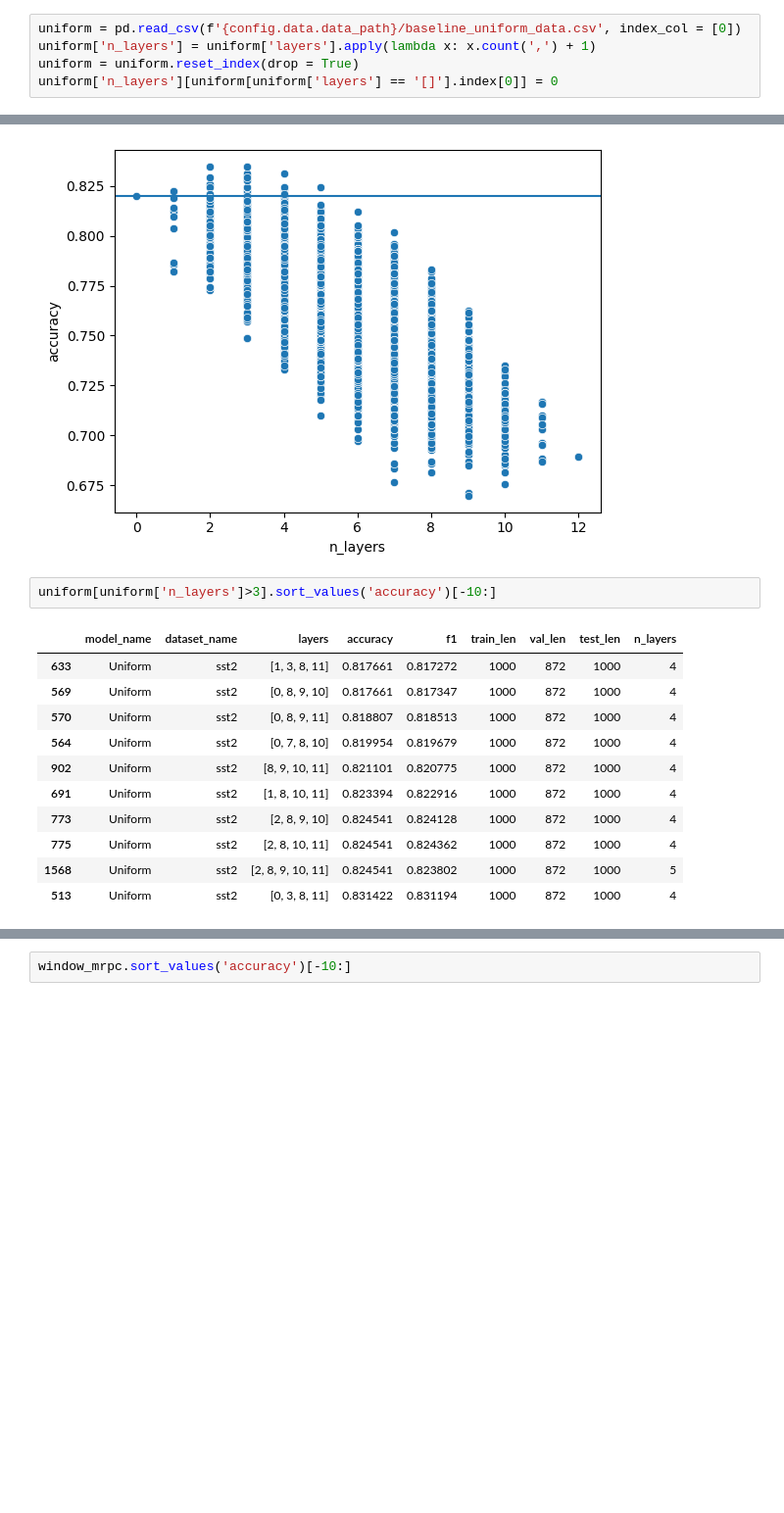
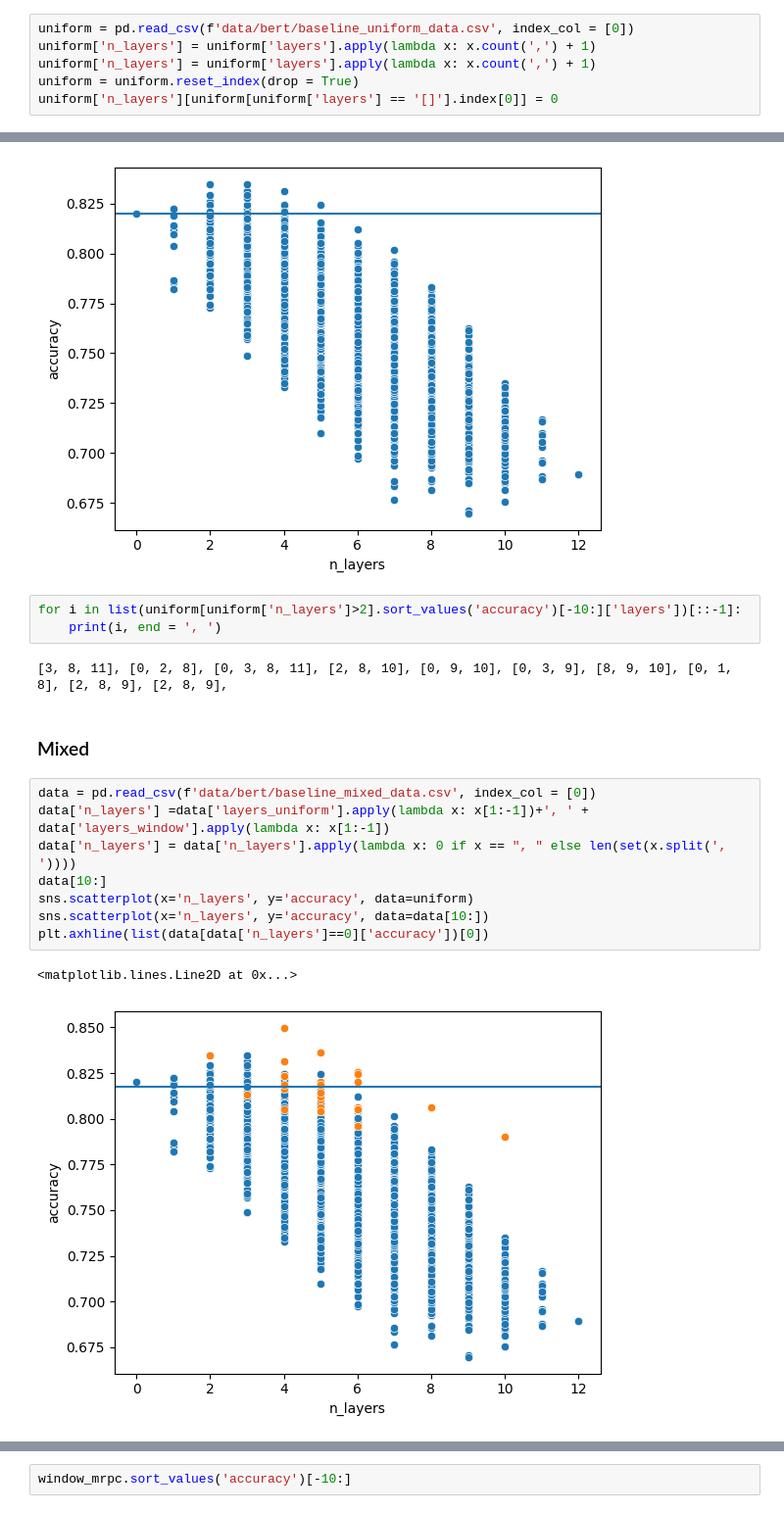
Before and after one commit to JetBrains-Research/effective-inference, a Jupyter notebook: notebooks/Metricks_visualisation.ipynb, the cells around one changed output, grey strips where cells are left out. Shown at 98% size. Saved outputs shown, nothing was run; the diff lists cells and outputs as text; blank space fills up the shorter version.

```diff
--- a/notebooks/Metricks_visualisation.ipynb
+++ b/notebooks/Metricks_visualisation.ipynb
@@ -101,5 +100,6 @@ plt.axhline(list(data[data['n_layers']==0]['accuracy'])[0])
 # %%
-uniform = pd.read_csv(f'{config.data.data_path}/baseline_uniform_data.csv', index_col = [0])
+uniform = pd.read_csv(f'data/bert/baseline_uniform_data.csv', index_col = [0])
+uniform['n_layers'] = uniform['layers'].apply(lambda x: x.count(',') + 1)
 uniform['n_layers'] = uniform['layers'].apply(lambda x: x.count(',') + 1)
 uniform = uniform.reset_index(drop = True)
 uniform['n_layers'][uniform[uniform['layers'] == '[]'].index[0]] = 0
@@ -114,17 +114,21 @@ plt.axhline(list(uniform[uniform['n_layers']==0]['accuracy'])[0])
 # %% [output]
 <matplotlib.lines.Line2D at 0x...>
 [figure]
-# %%
-uniform[uniform['n_layers']>3].sort_values('accuracy')[-10:]
-# %% [output]
-|  | model_name | dataset_name | layers | accuracy | f1 | train_len | val_len | test_len | n_layers |
-| 633 | Uniform | sst2 | [1, 3, 8, 11] | 0.817661 | 0.817272 | 1000 | 872 | 1000 | 4 |
-| 569 | Uniform | sst2 | [0, 8, 9, 10] | 0.817661 | 0.817347 | 1000 | 872 | 1000 | 4 |
-| 570 | Uniform | sst2 | [0, 8, 9, 11] | 0.818807 | 0.818513 | 1000 | 872 | 1000 | 4 |
-| 564 | Uniform | sst2 | [0, 7, 8, 10] | 0.819954 | 0.819679 | 1000 | 872 | 1000 | 4 |
-| 902 | Uniform | sst2 | [8, 9, 10, 11] | 0.821101 | 0.820775 | 1000 | 872 | 1000 | 4 |
-| 691 | Uniform | sst2 | [1, 8, 10, 11] | 0.823394 | 0.822916 | 1000 | 872 | 1000 | 4 |
-| 773 | Uniform | sst2 | [2, 8, 9, 10] | 0.824541 | 0.824128 | 1000 | 872 | 1000 | 4 |
-| 775 | Uniform | sst2 | [2, 8, 10, 11] | 0.824541 | 0.824362 | 1000 | 872 | 1000 | 4 |
-| 1568 | Uniform | sst2 | [2, 8, 9, 10, 11] | 0.824541 | 0.823802 | 1000 | 872 | 1000 | 5 |
-| 513 | Uniform | sst2 | [0, 3, 8, 11] | 0.831422 | 0.831194 | 1000 | 872 | 1000 | 4 |
+# %%
+for i in list(uniform[uniform['n_layers']>2].sort_values('accuracy')[-10:]['layers'])[::-1]:
+    print(i, end = ', ')
+# %% [output]
+[3, 8, 11], [0, 2, 8], [0, 3, 8, 11], [2, 8, 10], [0, 9, 10], [0, 3, 9], [8, 9, 10], [0, 1, 8], [2, 8, 9], [2, 8, 9],
+# %% [markdown]
+### Mixed
+# %%
+data = pd.read_csv(f'data/bert/baseline_mixed_data.csv', index_col = [0])
+data['n_layers'] =data['layers_uniform'].apply(lambda x: x[1:-1])+', ' + data['layers_window'].apply(lambda x: x[1:-1])
+data['n_layers'] = data['n_layers'].apply(lambda x: 0 if x == ", " else len(set(x.split(', '))))
+data[10:]
+sns.scatterplot(x='n_layers', y='accuracy', data=uniform)
+sns.scatterplot(x='n_layers', y='accuracy', data=data[10:])
+plt.axhline(list(data[data['n_layers']==0]['accuracy'])[0])
+# %% [output]
+<matplotlib.lines.Line2D at 0x...>
+[figure, added]
```
Also changed, not shown: parts of 20 cells of this notebook, 8 other files.
